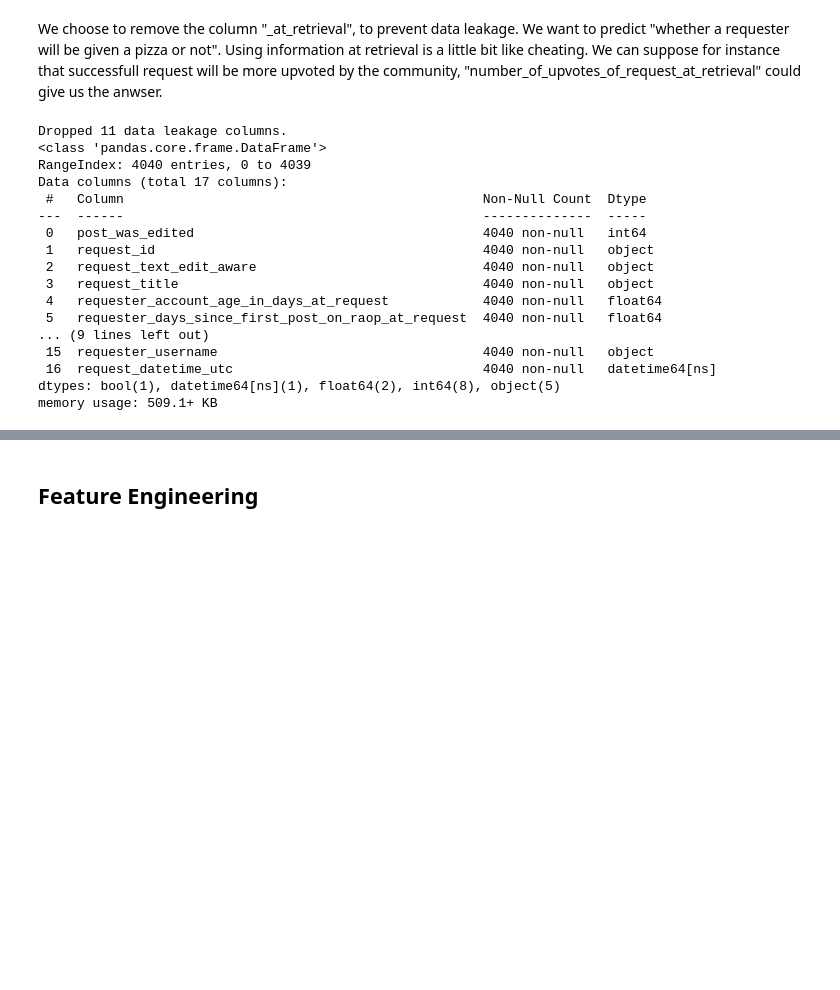
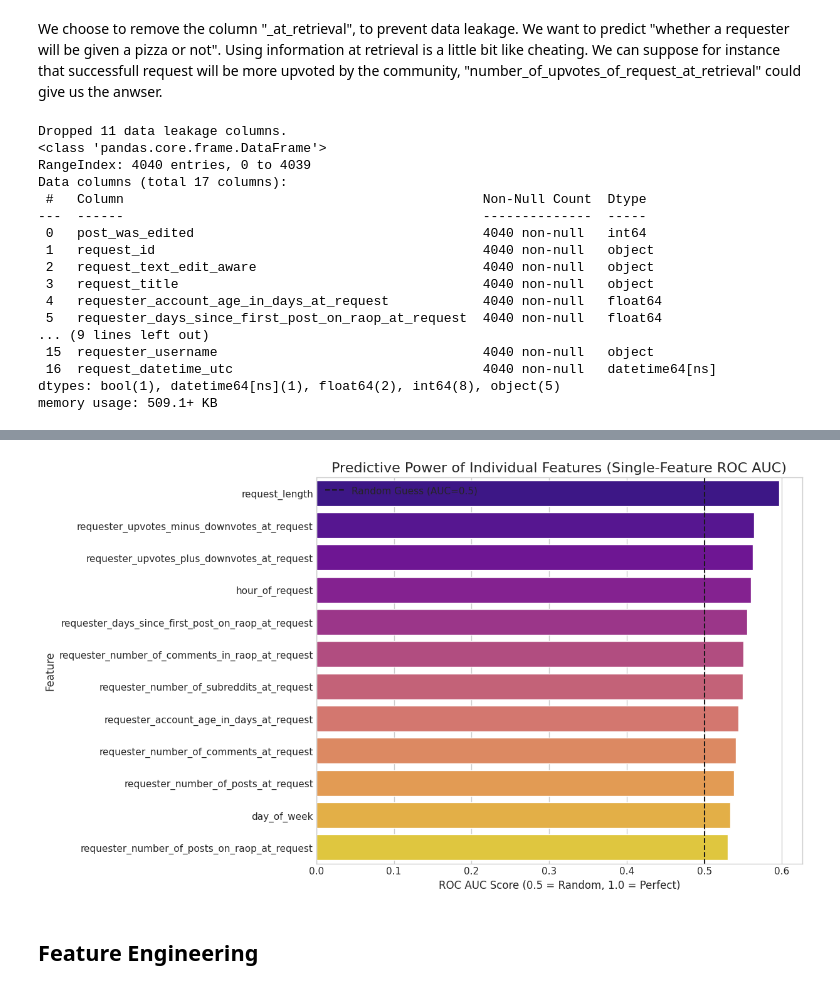
Before and after one commit to GauthierRoy/pizza_api_ml, a Jupyter notebook: notebooks/preliminary_analysis.ipynb, the cells around one changed output, grey strips where cells are left out. Cells and saved outputs as stored; diff of their text form; code cells hidden in the pictures; blank space fills up the shorter version.

```diff
--- a/preliminary_analysis.ipynb
+++ b/notebooks/preliminary_analysis.ipynb
@@ -286,0 +400,81 @@ KeyError: 'unix_timestamp_of_request_utc'
+# %%
+from sklearn.model_selection import train_test_split
+from sklearn.preprocessing import OneHotEncoder
+from sklearn.compose import ColumnTransformer
+from sklearn.pipeline import make_pipeline
+from sklearn.linear_model import LogisticRegression
+from sklearn.metrics import roc_auc_score
+import warnings
+
+warnings.filterwarnings("ignore")
+
+# --- 2. Single-Feature AUC to Measure Predictive Power ---
+print("\n--- Calculating Single-Feature AUC for All Features ---")
+df["request_length"] = df["request_text_edit_aware"].str.len().fillna(0)
+
+# Define our feature lists again for clarity
+numeric_features = [
+    "requester_account_age_in_days_at_request",
+    "requester_days_since_first_post_on_raop_at_request",
+    "requester_number_of_comments_at_request",
+    "requester_number_of_comments_in_raop_at_request",
+    "requester_number_of_posts_at_request",
+    "requester_number_of_posts_on_raop_at_request",
+    "requester_number_of_subreddits_at_request",
+    "requester_upvotes_minus_downvotes_at_request",
+    "requester_upvotes_plus_downvotes_at_request",
+    "request_length",
+]
+categorical_features = ["hour_of_request", "day_of_week"]
+
+# Combine all features we want to test
+all_features = numeric_features + categorical_features
+auc_scores = {}
+
+# df["hour_of_request"] = df["request_datetime_utc"].dt.hour
+df["day_of_week"] = df["request_datetime_utc"].dt.dayofweek
+
+
+for feature in all_features:
+    # Build a tiny pipeline to process this one feature
+    # It will OneHotEncode categoricals and pass numerics through
+    preprocessor = ColumnTransformer(
+        [
+            (
+                "cat",
+                OneHotEncoder(handle_unknown="ignore"),
+                [feature]
+                if df[feature].dtype == "object"
+                or feature in categorical_features
+                else [],
+            )
+        ],
+        remainder="passthrough",
+    )
+
+    model_pipeline = make_pipeline(preprocessor, LogisticRegression())
+
+    # Fit the model on the training data for that single feature
+    model_pipeline.fit(df[[feature]], df["requester_received_pizza"])
+
+    # Get the probability predictions for the positive class
+    y_pred_proba = model_pipeline.predict_proba(df[[feature]])[:, 1]
+
+    # Calculate and store the AUC
+    auc_scores[feature] = roc_auc_score(df["requester_received_pizza"], y_pred_proba)
+
+# Convert to a sorted Series for plotting
+auc_series = pd.Series(auc_scores).sort_values(ascending=False)
+
+# Visualization
+plt.figure(figsize=(10, 8))
+sns.barplot(x=auc_series.values, y=auc_series.index, palette="plasma")
+plt.title(
+    "Predictive Power of Individual Features (Single-Feature ROC AUC)", fontsize=16
+)
+plt.xlabel("ROC AUC Score (0.5 = Random, 1.0 = Perfect)")
+plt.ylabel("Feature")
+plt.axvline(x=0.5, color="k", linestyle="--", label="Random Guess (AUC=0.5)")
+plt.legend()
+plt.show()
+# %% [output]
@@ -287,3 +482,4 @@ KeyError: 'unix_timestamp_of_request_utc'
+[figure, added]
 # %% [markdown]
 ## Feature Engineering
 # %%
```
Also changed, not shown: parts of 17 cells of this notebook, 20 other files.
